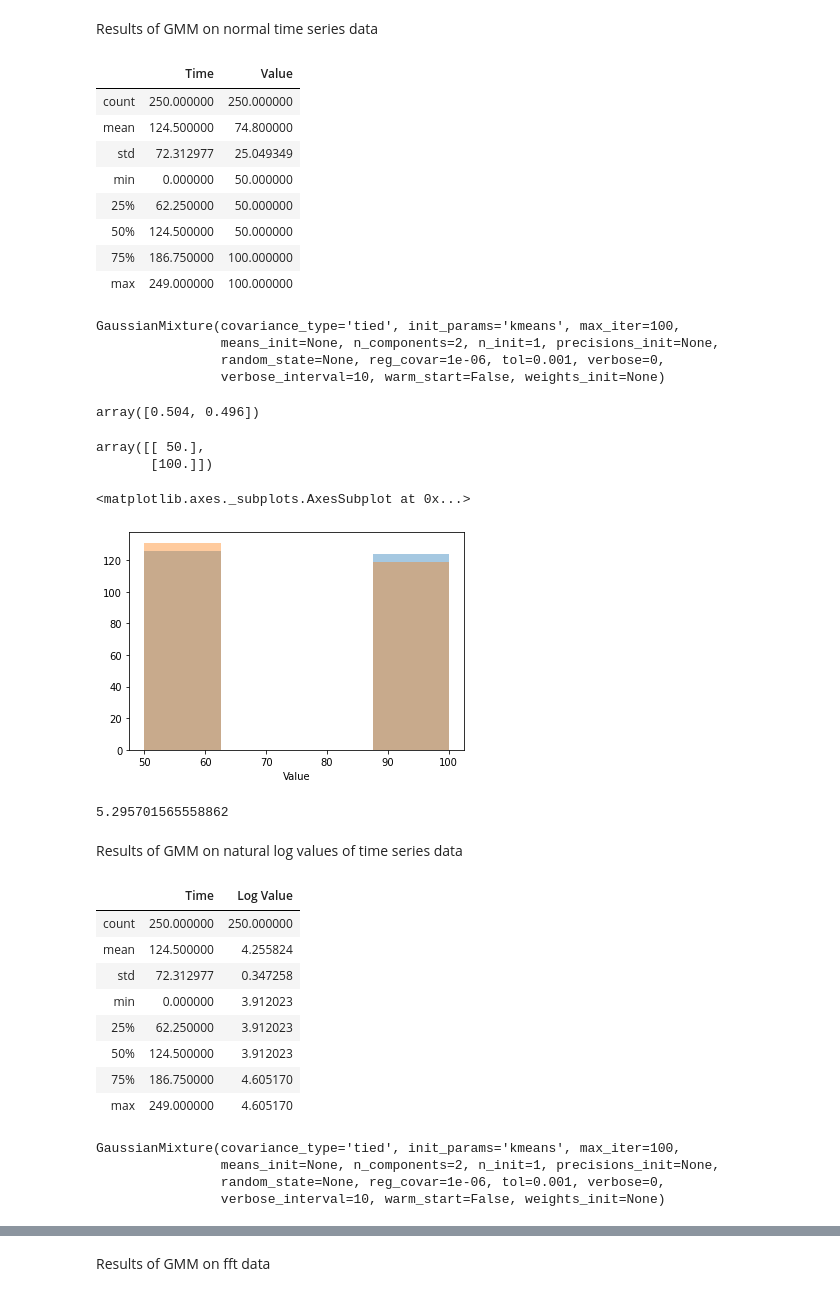
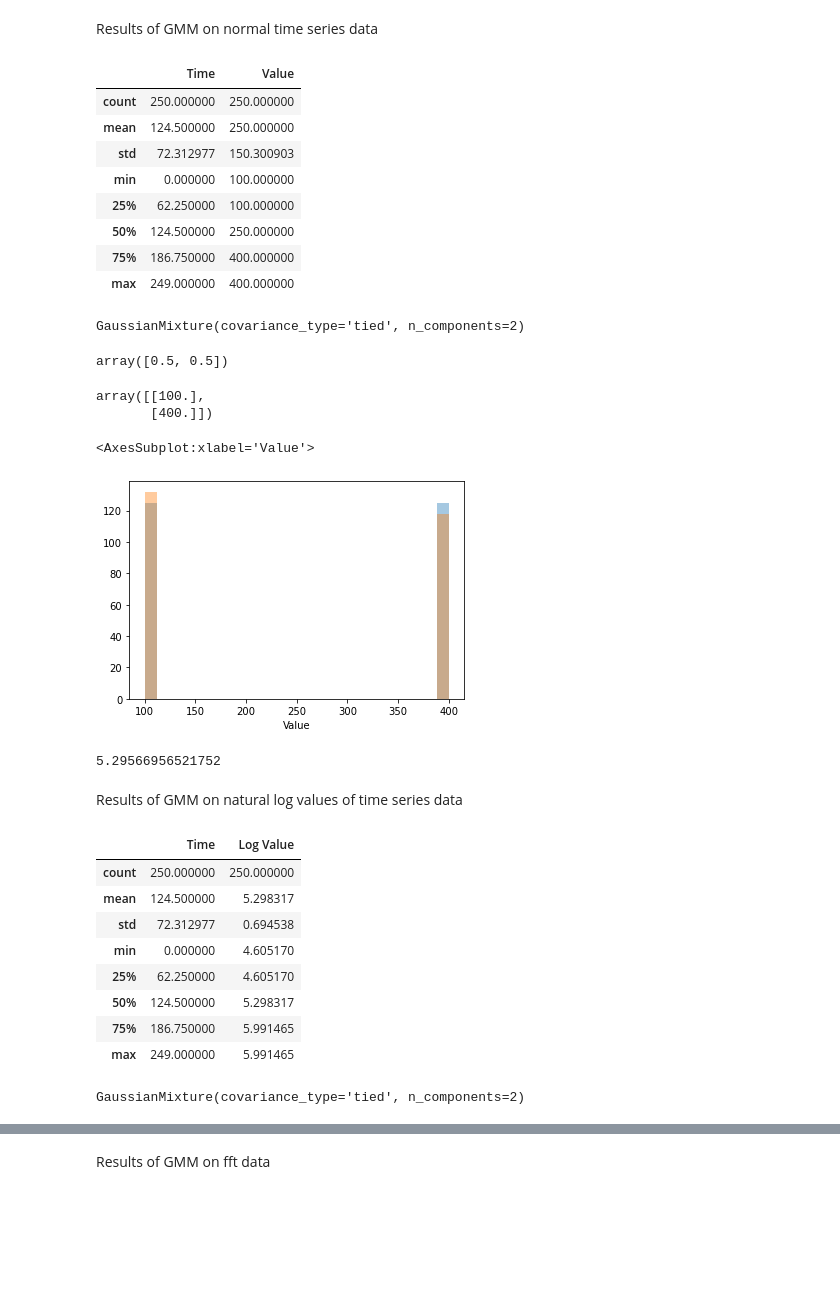
Before and after one commit to algoasylum/SatelliteImageAnalysis, a Jupyter notebook: Synthetic Data Representation/GMM-SD-Alternate Variation 2.ipynb, the cells around one changed output, grey strips where cells are left out. Cells and saved outputs as stored; diff of their text form; code cells hidden in the pictures; blank space fills up the shorter version.

```diff
--- a/Synthetic Data Representation/GMM-SD-Alternate Variation 2.ipynb
+++ b/Synthetic Data Representation/GMM-SD-Alternate Variation 2.ipynb
@@ -14,12 +14,16 @@ from sklearn import mixture
 x = np.arange(0, 250)
 y = np.empty([250], dtype = int)
 count = 0
-for i in range (0, 250, 2):
+for i in range (0, 250):
     count = count + 1
     if(count%2 == 1):
-        y[i:i+25] = 50
+        y[i] = 100
     else:
-        y[i:i+25] = 100
+        y[i] = 400
+time = np.arange(0, 250, 1)
+add = np.sin(time)
+plot.plot(time, add)
+plt.show()
 sd = y
 plt.figure(figsize=(10,6))
 plt.plot(x, y)
@@ -290,43 +278,40 @@ seasonal_data.describe()
 # %% [output]
 |  | Time | Value |
 | count | 250.000000 | 250.000000 |
-| mean | 124.500000 | 74.800000 |
-| std | 72.312977 | 25.049349 |
-| min | 0.000000 | 50.000000 |
-| 25% | 62.250000 | 50.000000 |
-| 50% | 124.500000 | 50.000000 |
-| 75% | 186.750000 | 100.000000 |
-| max | 249.000000 | 100.000000 |
+| mean | 124.500000 | 250.000000 |
+| std | 72.312977 | 150.300903 |
+| min | 0.000000 | 100.000000 |
+| 25% | 62.250000 | 100.000000 |
+| 50% | 124.500000 | 250.000000 |
+| 75% | 186.750000 | 400.000000 |
+| max | 249.000000 | 400.000000 |
 # %%
 best_gmm0
 # %% [output]
-GaussianMixture(covariance_type='tied', init_params='kmeans', max_iter=100,
-                means_init=None, n_components=2, n_init=1, precisions_init=None,
-                random_state=None, reg_covar=1e-06, tol=0.001, verbose=0,
-                verbose_interval=10, warm_start=False, weights_init=None)
+GaussianMixture(covariance_type='tied', n_components=2)
 # %%
 best_gmm0.weights_
 # %% [output]
-array([0.504, 0.496])
+array([0.5, 0.5])
 # %%
 best_gmm0.means_
 # %% [output]
-array([[ 50.],
-       [100.]])
+array([[100.],
+       [400.]])
 # %%
 #Time Series
-sns.distplot(seasonal_data['Value'],kde=False)
+sns.distplot(seasonal_data['Value'],kde=False, bins = 25)
 z,_ = best_gmm0.sample(250)
-sns.distplot(z,kde=False)
+sns.distplot(z,kde=False, bins = 25)
 # %% [output]
-<matplotlib.axes._subplots.AxesSubplot at 0x...>
+<AxesSubplot:xlabel='Value'>
-[figure, old version]
+[figure, new version]
 # %%
 #Time Series
 print(best_gmm0.score(np.array(seasonal_data['Value']).reshape(-1,1)))
 #print(best_gmm0.score(z))
 # %% [output]
-5.295701565558862
+5.29566956521752
 # %% [markdown]
 Results of GMM on natural log values of time series data
 # %%
@@ -334,20 +319,17 @@ nlog_data.describe()
 # %% [output]
 |  | Time | Log Value |
 | count | 250.000000 | 250.000000 |
-| mean | 124.500000 | 4.255824 |
-| std | 72.312977 | 0.347258 |
-| min | 0.000000 | 3.912023 |
-| 25% | 62.250000 | 3.912023 |
-| 50% | 124.500000 | 3.912023 |
-| 75% | 186.750000 | 4.605170 |
-| max | 249.000000 | 4.605170 |
+| mean | 124.500000 | 5.298317 |
+| std | 72.312977 | 0.694538 |
+| min | 0.000000 | 4.605170 |
+| 25% | 62.250000 | 4.605170 |
+| 50% | 124.500000 | 5.298317 |
+| 75% | 186.750000 | 5.991465 |
+| max | 249.000000 | 5.991465 |
 # %%
 best_gmm1
 # %% [output]
-GaussianMixture(covariance_type='tied', init_params='kmeans', max_iter=100,
-                means_init=None, n_components=2, n_init=1, precisions_init=None,
-                random_state=None, reg_covar=1e-06, tol=0.001, verbose=0,
-                verbose_interval=10, warm_start=False, weights_init=None)
+GaussianMixture(covariance_type='tied', n_components=2)
 # %%
 best_gmm1.weights_
 # %% [output]
```
Also changed, not shown: parts of 33 cells of this notebook, 7 other files.
